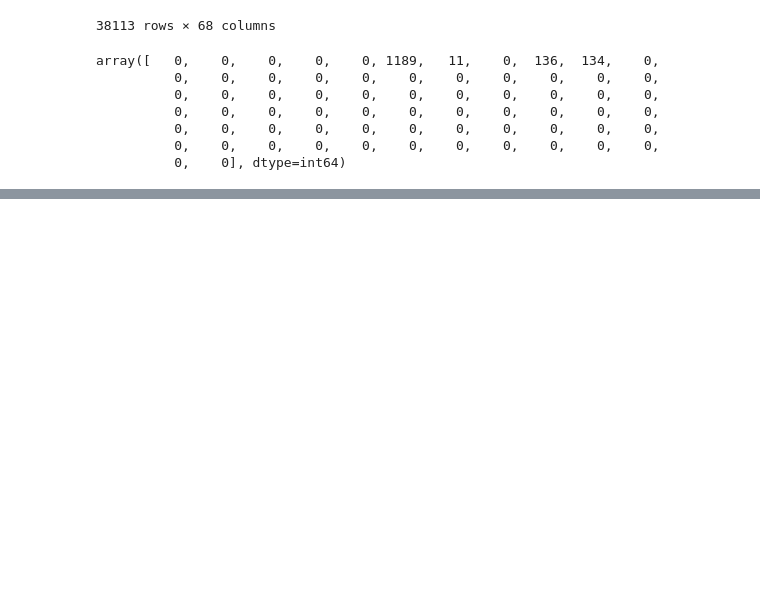
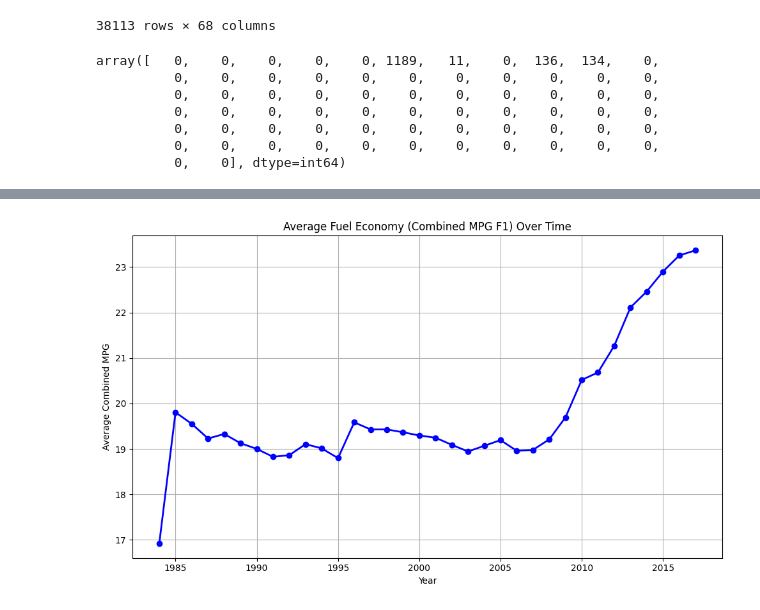
Before and after one commit to HamedRashwan/Fuel_Veciles, a Jupyter notebook: notebooks/EDA_Cleaning_and_Analysis.ipynb, the cells around one changed output, grey strips where cells are left out. Saved outputs shown, nothing was run; the diff lists cells and outputs as text; code cells hidden in the pictures; blank space fills up the shorter version.

```diff
--- a/notebooks/EDA_Cleaning_and_Analysis.ipynb
+++ b/notebooks/EDA_Cleaning_and_Analysis.ipynb
@@ -198,0 +238,15 @@ array([0, 0, 0, 0, 0, 0, 0, 0, 0, 0, 0, 0, 0, 0, 0, 0, 0, 0, 0, 0, 0, 0,
+# %%
+# Group data by year and calculate the average Combined_MPG
+avg_mpg_by_year = df.groupby('year')['combined_mpg_ft1'].mean()
+
+# Plot the trends for average fuel economy over time
+plt.figure(figsize=(10, 6))
+avg_mpg_by_year.plot(kind='line', marker='o', color='b', linewidth=2)
+plt.title('Average Fuel Economy (Combined MPG F1) Over Time')
+plt.xlabel('Year')
+plt.ylabel('Average Combined MPG')
+plt.grid(True)
+plt.tight_layout()
+plt.show()
+# %% [output]
+[figure, added]
```
Also changed, not shown: parts of 19 cells of this notebook.
